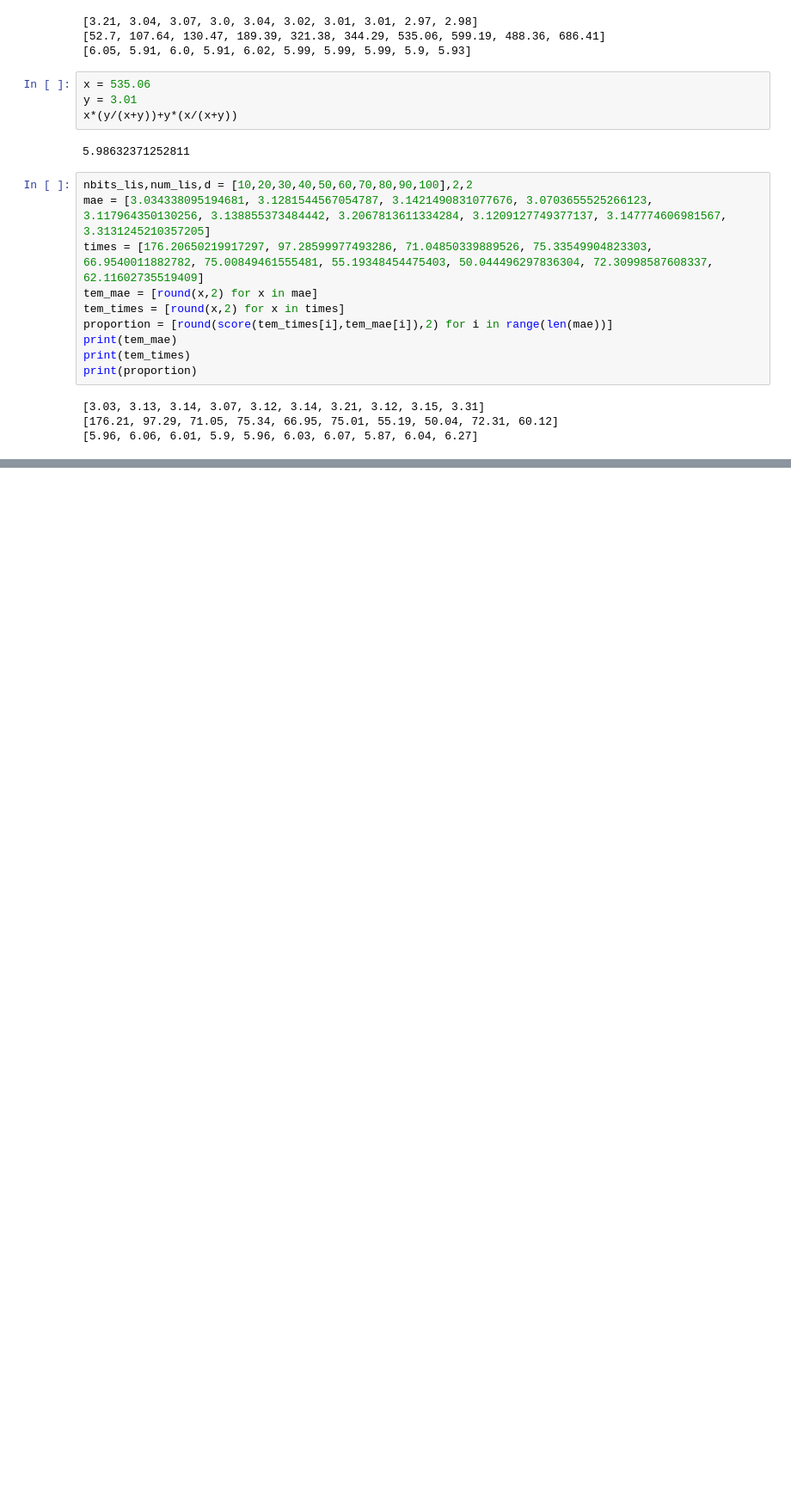
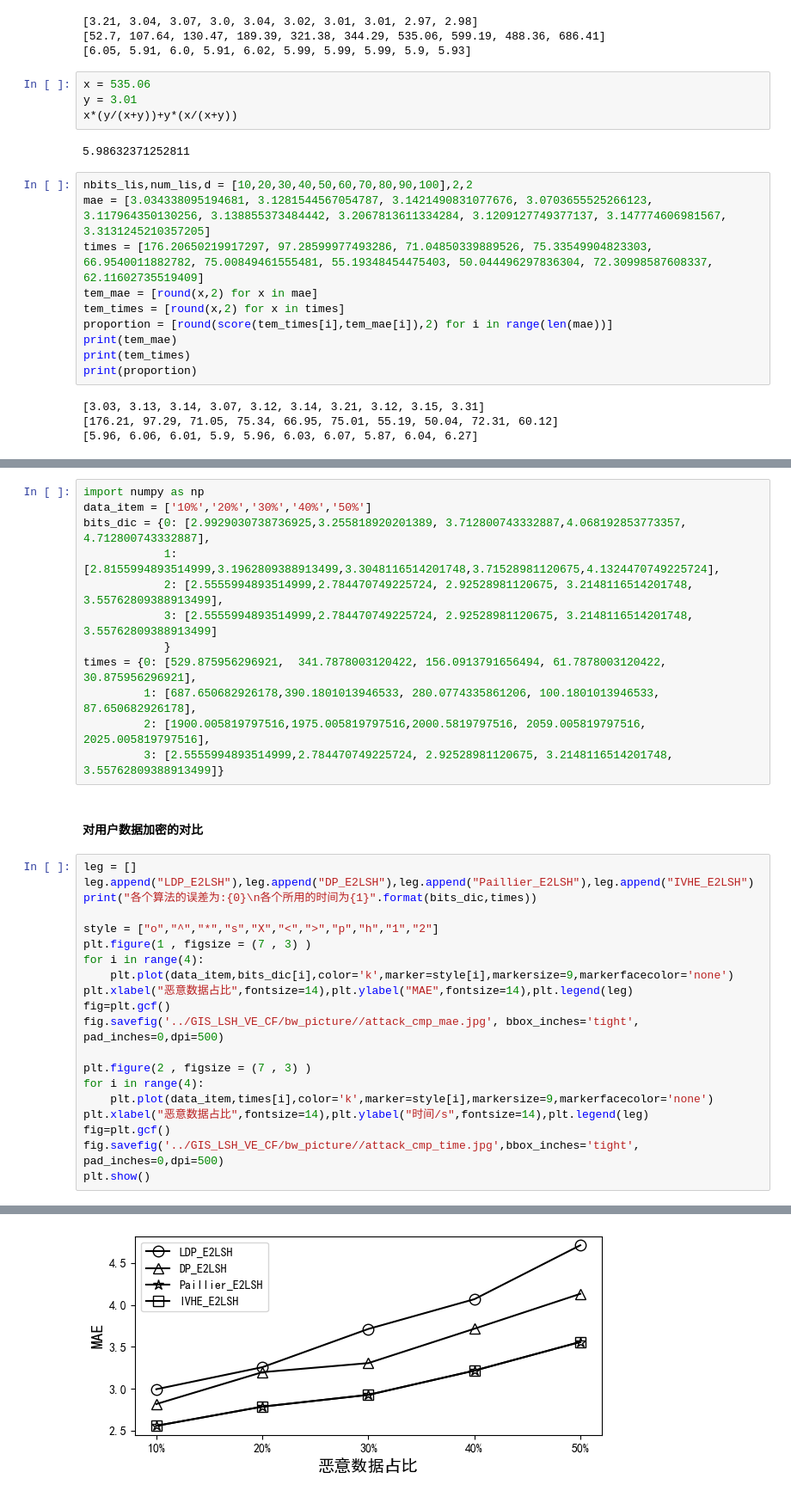
Before and after one commit to blank-knight/-, a Jupyter notebook: GIS_LSH_VE_CF/picture_trans.ipynb, the cells around one changed output, grey strips where cells are left out. Shown at 86% size. Drawn from its saved outputs; the diff is of its cells as text; blank space fills up the shorter version.

```diff
--- a/GIS_LSH_VE_CF/picture_trans.ipynb
+++ b/GIS_LSH_VE_CF/picture_trans.ipynb
@@ -291,0 +363,35 @@ print(proportion)
+# %%
+import numpy as np
+data_item = ['10%','20%','30%','40%','50%']
+bits_dic = {0: [2.9929030738736925,3.255818920201389, 3.712800743332887,4.068192853773357, 4.712800743332887],
+            1: [2.8155994893514999,3.1962809388913499,3.3048116514201748,3.71528981120675,4.1324470749225724],
+            2: [2.5555994893514999,2.784470749225724, 2.92528981120675, 3.2148116514201748, 3.55762809388913499],
+            3: [2.5555994893514999,2.784470749225724, 2.92528981120675, 3.2148116514201748, 3.55762809388913499]
+            }
+times = {0: [529.875956296921,  341.7878003120422, 156.0913791656494, 61.7878003120422, 30.875956296921],
+         1: [687.650682926178,390.1801013946533, 280.0774335861206, 100.1801013946533, 87.650682926178],
+         2: [1900.005819797516,1975.005819797516,2000.5819797516, 2059.005819797516, 2025.005819797516],
+         3: [2.5555994893514999,2.784470749225724, 2.92528981120675, 3.2148116514201748, 3.55762809388913499]}
+# %% [markdown]
+#### 对用户数据加密的对比
+# %%
+leg = []
+leg.append("LDP_E2LSH"),leg.append("DP_E2LSH"),leg.append("Paillier_E2LSH"),leg.append("IVHE_E2LSH")
+print("各个算法的误差为:{0}\n各个所用的时间为{1}".format(bits_dic,times))
+
+style = ["o","^","*","s","X","<",">","p","h","1","2"]
+plt.figure(1 , figsize = (7 , 3) )
+for i in range(4):
+    plt.plot(data_item,bits_dic[i],color='k',marker=style[i],markersize=9,markerfacecolor='none')
+plt.xlabel("恶意数据占比",fontsize=14),plt.ylabel("MAE",fontsize=14),plt.legend(leg)
+fig=plt.gcf()
+fig.savefig('../GIS_LSH_VE_CF/bw_picture//attack_cmp_mae.jpg', bbox_inches='tight', pad_inches=0,dpi=500)
+
+plt.figure(2 , figsize = (7 , 3) )
+for i in range(4):
+    plt.plot(data_item,times[i],color='k',marker=style[i],markersize=9,markerfacecolor='none')
+plt.xlabel("恶意数据占比",fontsize=14),plt.ylabel("时间/s",fontsize=14),plt.legend(leg)
+fig=plt.gcf()
+fig.savefig('../GIS_LSH_VE_CF/bw_picture//attack_cmp_time.jpg',bbox_inches='tight', pad_inches=0,dpi=500)
+plt.show()
+# %% [output]
@@ -291,0 +400 @@ print(proportion)
+[figure, added]
```
Also changed, not shown: parts of 14 cells of this notebook, 29 other files.
